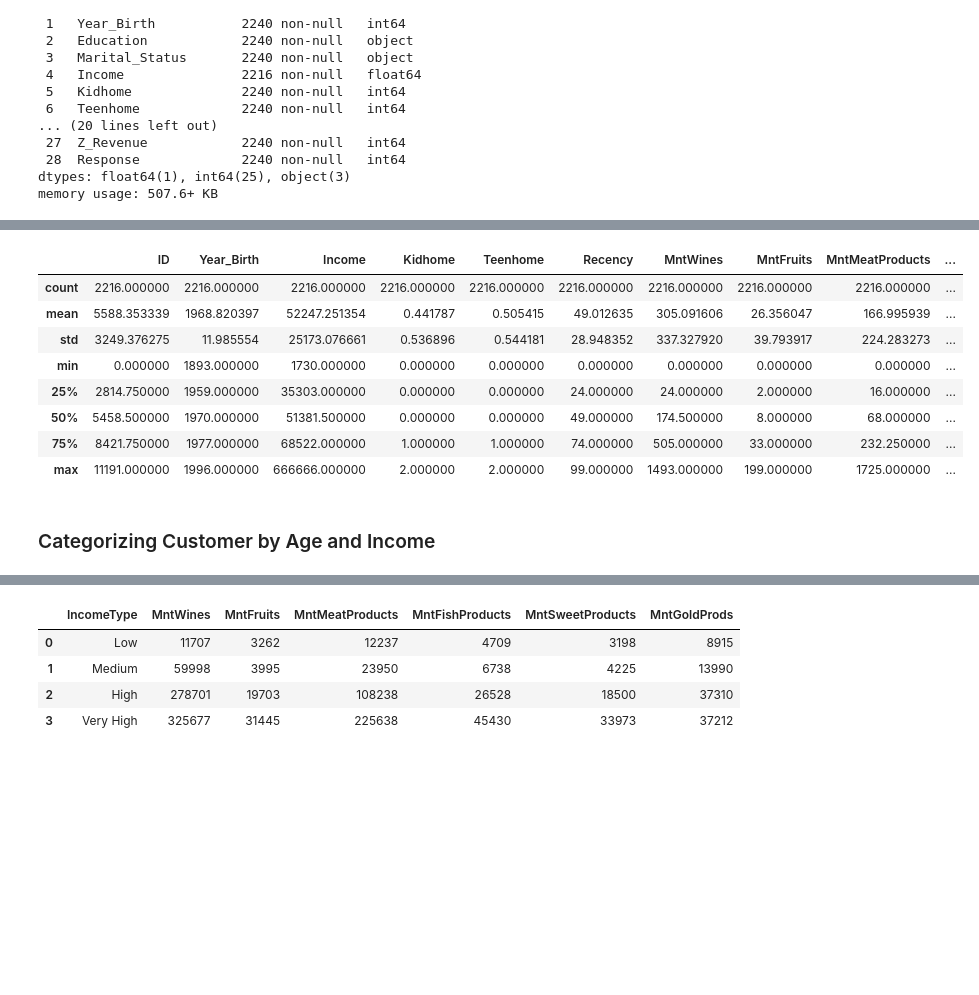
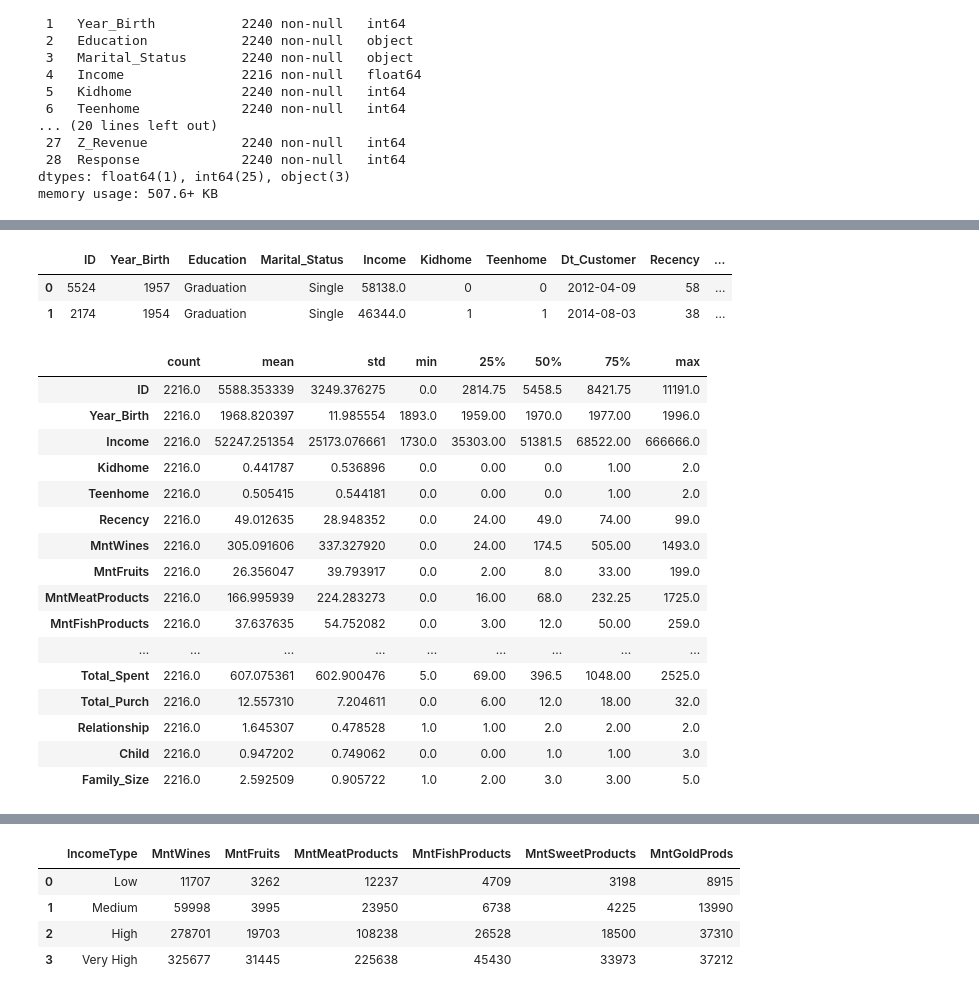
Before and after one commit to widyaayuningtyas7/EDA-Customer-Personality-Analysis, a Jupyter notebook: EDA_Customer_Personality_Analysis.ipynb, the cells around one changed output, grey strips where cells are left out. Saved outputs shown, nothing was run; the diff lists cells and outputs as text; code cells hidden in the pictures; blank space fills up the shorter version.

```diff
--- a/EDA_Customer_Personality_Analysis.ipynb
+++ b/EDA_Customer_Personality_Analysis.ipynb
@@ -140,2 +144,9 @@ dtype: int64
 # %%
-df = data.dropna()
+# Drop 24 missing data
+data = data.dropna()
+
+# Change data type of Dt_Customer
+data['Dt_Customer'] = pd.to_datetime(data['Dt_Customer'])
+
+# Dropping 2 unknown collumn Z
+data = data.drop(['Z_Revenue', 'Z_CostContact'], axis = 1)
@@ -179,14 +187,51 @@ memory usage: 380.9+ KB
+# %%
+# Add Age_Cat by counting age from year of birth data
+data['Age'] = 2022 - data['Year_Birth']
+data['AgeRange'] = pd.cut(data['Age'],
+                        bins=[0,30,50,130],
+                        labels=['Young Adult','Adult','Old'])
+
+# Add Income_cat by Income
+data['IncomeType'] = pd.cut(
+                          data['Income'],
+                          bins=[0,35000,50000,70000,700000],
+                          labels=['Low','Medium','High','Very High'])
+
+# Add Total_Spent from all product category
+data['Total_Spent'] = data['MntWines'] + data['MntFruits'] + data['MntMeatProducts'] + data['MntFishProducts'] + data['MntSweetProducts'] + data['MntGoldProds']
+
+# Add Total_Purch from all market place
+data['Total_Purch'] = data['NumWebPurchases'] + data['NumCatalogPurchases'] + data['NumStorePurchases']
+
+# Add Family_Size from marital_status, kidhome and teenhome
+data['Marital_Status'] = data['Marital_Status'].replace({"Married":"InRelation", "Together":"InRelation", "Absurd":"Single", "Widow":"Single", "YOLO":"Single", "Divorced":"Single", "Alone":"Single",})
+data['Relationship'] = data["Marital_Status"].replace({"Single": 1, "InRelation":2})
+data['Relationship'] = [int(x) for x in data['Relationship']]
+data['Child'] = data['Kidhome'] + data['Teenhome']
+data["Family_Size"] = data["Relationship"] + data["Child"]
+# %%
+data.head(2)
+# %% [output]
+|  | ID | Year_Birth | Education | Marital_Status | Income | Kidhome | Teenhome | Dt_Customer | Recency | ... |
+| 0 | 5524 | 1957 | Graduation | Single | 58138.0 | 0 | 0 | 2012-04-09 | 58 | ... |
+| 1 | 2174 | 1954 | Graduation | Single | 46344.0 | 1 | 1 | 2014-08-03 | 38 | ... |
 # %%
-df.describe()
+data.describe().T
 # %% [output]
-|  | ID | Year_Birth | Income | Kidhome | Teenhome | Recency | MntWines | MntFruits | MntMeatProducts | ... |
-| count | 2216.000000 | 2216.000000 | 2216.000000 | 2216.000000 | 2216.000000 | 2216.000000 | 2216.000000 | 2216.000000 | 2216.000000 | ... |
-| mean | 5588.353339 | 1968.820397 | 52247.251354 | 0.441787 | 0.505415 | 49.012635 | 305.091606 | 26.356047 | 166.995939 | ... |
-| std | 3249.376275 | 11.985554 | 25173.076661 | 0.536896 | 0.544181 | 28.948352 | 337.327920 | 39.793917 | 224.283273 | ... |
-| min | 0.000000 | 1893.000000 | 1730.000000 | 0.000000 | 0.000000 | 0.000000 | 0.000000 | 0.000000 | 0.000000 | ... |
-| 25% | 2814.750000 | 1959.000000 | 35303.000000 | 0.000000 | 0.000000 | 24.000000 | 24.000000 | 2.000000 | 16.000000 | ... |
-| 50% | 5458.500000 | 1970.000000 | 51381.500000 | 0.000000 | 0.000000 | 49.000000 | 174.500000 | 8.000000 | 68.000000 | ... |
-| 75% | 8421.750000 | 1977.000000 | 68522.000000 | 1.000000 | 1.000000 | 74.000000 | 505.000000 | 33.000000 | 232.250000 | ... |
-| max | 11191.000000 | 1996.000000 | 666666.000000 | 2.000000 | 2.000000 | 99.000000 | 1493.000000 | 199.000000 | 1725.000000 | ... |
+|  | count | mean | std | min | 25% | 50% | 75% | max |
+| ID | 2216.0 | 5588.353339 | 3249.376275 | 0.0 | 2814.75 | 5458.5 | 8421.75 | 11191.0 |
+| Year_Birth | 2216.0 | 1968.820397 | 11.985554 | 1893.0 | 1959.00 | 1970.0 | 1977.00 | 1996.0 |
+| Income | 2216.0 | 52247.251354 | 25173.076661 | 1730.0 | 35303.00 | 51381.5 | 68522.00 | 666666.0 |
+| Kidhome | 2216.0 | 0.441787 | 0.536896 | 0.0 | 0.00 | 0.0 | 1.00 | 2.0 |
+| Teenhome | 2216.0 | 0.505415 | 0.544181 | 0.0 | 0.00 | 0.0 | 1.00 | 2.0 |
+| Recency | 2216.0 | 49.012635 | 28.948352 | 0.0 | 24.00 | 49.0 | 74.00 | 99.0 |
+| MntWines | 2216.0 | 305.091606 | 337.327920 | 0.0 | 24.00 | 174.5 | 505.00 | 1493.0 |
+| MntFruits | 2216.0 | 26.356047 | 39.793917 | 0.0 | 2.00 | 8.0 | 33.00 | 199.0 |
+| MntMeatProducts | 2216.0 | 166.995939 | 224.283273 | 0.0 | 16.00 | 68.0 | 232.25 | 1725.0 |
+| MntFishProducts | 2216.0 | 37.637635 | 54.752082 | 0.0 | 3.00 | 12.0 | 50.00 | 259.0 |
+| ... | ... | ... | ... | ... | ... | ... | ... | ... |
+| Total_Spent | 2216.0 | 607.075361 | 602.900476 | 5.0 | 69.00 | 396.5 | 1048.00 | 2525.0 |
+| Total_Purch | 2216.0 | 12.557310 | 7.204611 | 0.0 | 6.00 | 12.0 | 18.00 | 32.0 |
+| Relationship | 2216.0 | 1.645307 | 0.478528 | 1.0 | 1.00 | 2.0 | 2.00 | 2.0 |
+| Child | 2216.0 | 0.947202 | 0.749062 | 0.0 | 0.00 | 1.0 | 1.00 | 3.0 |
+| Family_Size | 2216.0 | 2.592509 | 0.905722 | 1.0 | 2.00 | 3.0 | 3.00 | 5.0 |
-# %% [markdown]
-### Categorizing Customer by Age and Income
```
Also changed, not shown: parts of 44 cells of this notebook.
